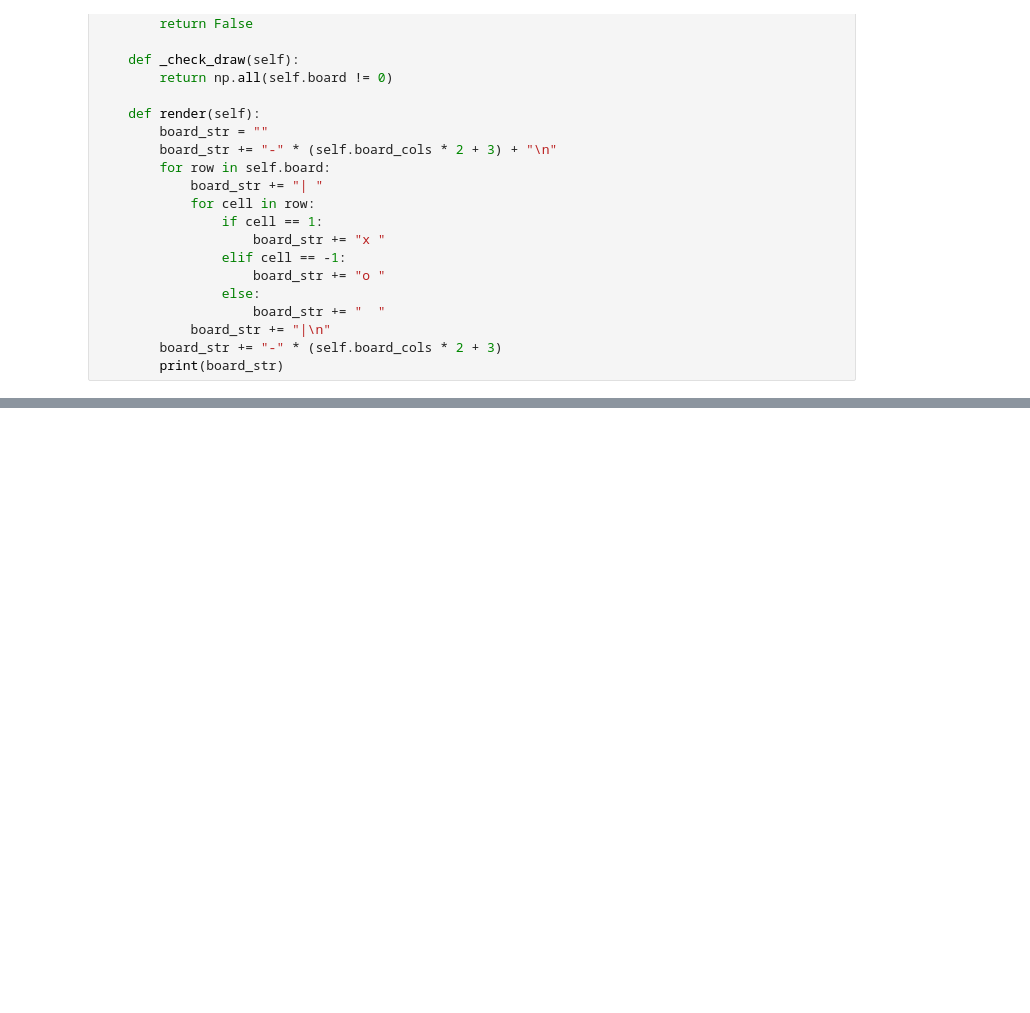
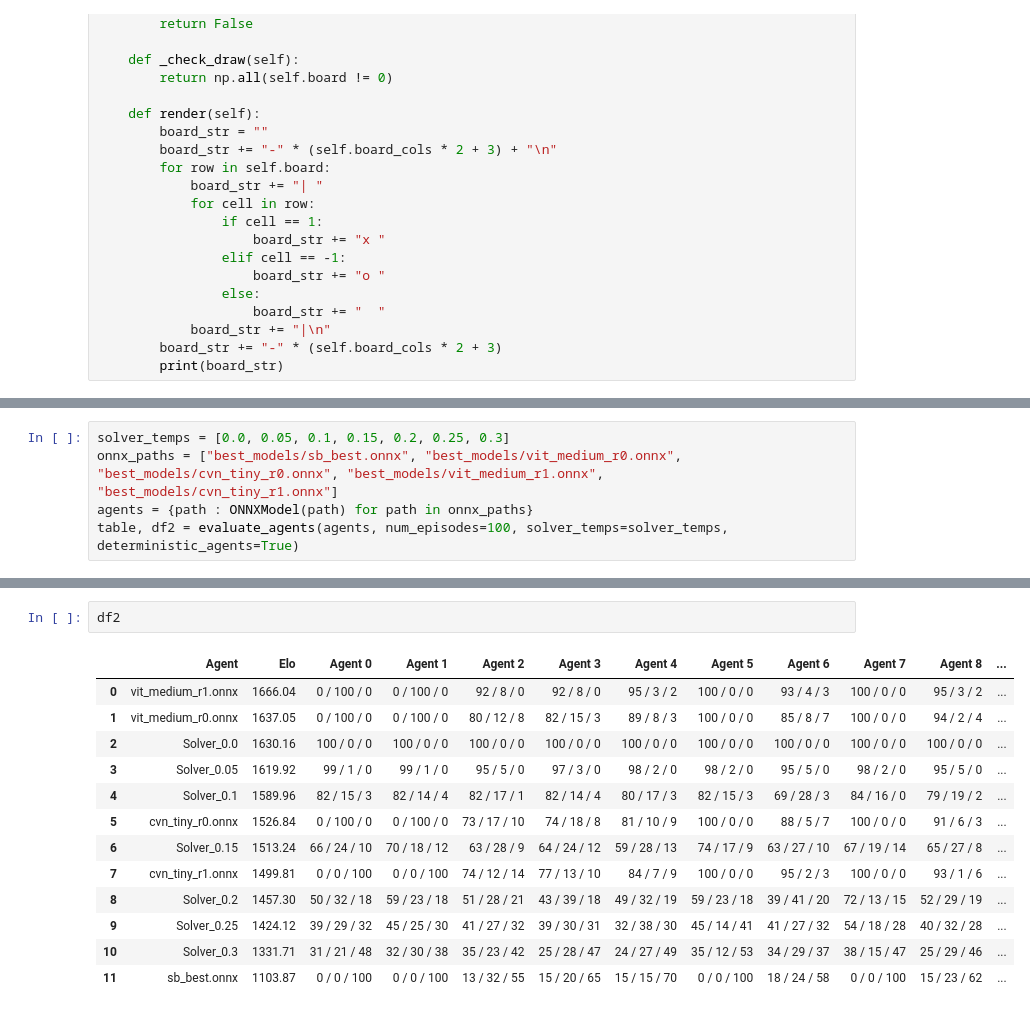
Before and after one commit to TonyCongqianWang/ReinforcementLearningConnect4, a Jupyter notebook: connect-4-arena.ipynb, the cells around one changed output, grey strips where cells are left out. Saved outputs shown, nothing was run; the diff lists cells and outputs as text; blank space fills up the shorter version.

```diff
--- a/connect-4-arena.ipynb
+++ b/connect-4-arena.ipynb
@@ -493,0 +504,5 @@ df
+# %%
+solver_temps = [0.0, 0.05, 0.1, 0.15, 0.2, 0.25, 0.3]
+onnx_paths = ["best_models/sb_best.onnx", "best_models/vit_medium_r0.onnx", "best_models/cvn_tiny_r0.onnx", "best_models/vit_medium_r1.onnx", "best_models/cvn_tiny_r1.onnx"]
+agents = {path : ONNXModel(path) for path in onnx_paths}
+table, df2 = evaluate_agents(agents, num_episodes=100, solver_temps=solver_temps, deterministic_agents=True)
@@ -493,0 +529,16 @@ df
+# %%
+df2
+# %% [output]
+|  | Agent | Elo | Agent 0 | Agent 1 | Agent 2 | Agent 3 | Agent 4 | Agent 5 | Agent 6 | Agent 7 | Agent 8 | ... |
+| 0 | vit_medium_r1.onnx | 1666.04 | 0 / 100 / 0 | 0 / 100 / 0 | 92 / 8 / 0 | 92 / 8 / 0 | 95 / 3 / 2 | 100 / 0 / 0 | 93 / 4 / 3 | 100 / 0 / 0 | 95 / 3 / 2 | ... |
+| 1 | vit_medium_r0.onnx | 1637.05 | 0 / 100 / 0 | 0 / 100 / 0 | 80 / 12 / 8 | 82 / 15 / 3 | 89 / 8 / 3 | 100 / 0 / 0 | 85 / 8 / 7 | 100 / 0 / 0 | 94 / 2 / 4 | ... |
+| 2 | Solver_0.0 | 1630.16 | 100 / 0 / 0 | 100 / 0 / 0 | 100 / 0 / 0 | 100 / 0 / 0 | 100 / 0 / 0 | 100 / 0 / 0 | 100 / 0 / 0 | 100 / 0 / 0 | 100 / 0 / 0 | ... |
+| 3 | Solver_0.05 | 1619.92 | 99 / 1 / 0 | 99 / 1 / 0 | 95 / 5 / 0 | 97 / 3 / 0 | 98 / 2 / 0 | 98 / 2 / 0 | 95 / 5 / 0 | 98 / 2 / 0 | 95 / 5 / 0 | ... |
+| 4 | Solver_0.1 | 1589.96 | 82 / 15 / 3 | 82 / 14 / 4 | 82 / 17 / 1 | 82 / 14 / 4 | 80 / 17 / 3 | 82 / 15 / 3 | 69 / 28 / 3 | 84 / 16 / 0 | 79 / 19 / 2 | ... |
+| 5 | cvn_tiny_r0.onnx | 1526.84 | 0 / 100 / 0 | 0 / 100 / 0 | 73 / 17 / 10 | 74 / 18 / 8 | 81 / 10 / 9 | 100 / 0 / 0 | 88 / 5 / 7 | 100 / 0 / 0 | 91 / 6 / 3 | ... |
+| 6 | Solver_0.15 | 1513.24 | 66 / 24 / 10 | 70 / 18 / 12 | 63 / 28 / 9 | 64 / 24 / 12 | 59 / 28 / 13 | 74 / 17 / 9 | 63 / 27 / 10 | 67 / 19 / 14 | 65 / 27 / 8 | ... |
+| 7 | cvn_tiny_r1.onnx | 1499.81 | 0 / 0 / 100 | 0 / 0 / 100 | 74 / 12 / 14 | 77 / 13 / 10 | 84 / 7 / 9 | 100 / 0 / 0 | 95 / 2 / 3 | 100 / 0 / 0 | 93 / 1 / 6 | ... |
+| 8 | Solver_0.2 | 1457.30 | 50 / 32 / 18 | 59 / 23 / 18 | 51 / 28 / 21 | 43 / 39 / 18 | 49 / 32 / 19 | 59 / 23 / 18 | 39 / 41 / 20 | 72 / 13 / 15 | 52 / 29 / 19 | ... |
+| 9 | Solver_0.25 | 1424.12 | 39 / 29 / 32 | 45 / 25 / 30 | 41 / 27 / 32 | 39 / 30 / 31 | 32 / 38 / 30 | 45 / 14 / 41 | 41 / 27 / 32 | 54 / 18 / 28 | 40 / 32 / 28 | ... |
+| 10 | Solver_0.3 | 1331.71 | 31 / 21 / 48 | 32 / 30 / 38 | 35 / 23 / 42 | 25 / 28 / 47 | 24 / 27 / 49 | 35 / 12 / 53 | 34 / 29 / 37 | 38 / 15 / 47 | 25 / 29 / 46 | ... |
+| 11 | sb_best.onnx | 1103.87 | 0 / 0 / 100 | 0 / 0 / 100 | 13 / 32 / 55 | 15 / 20 / 65 | 15 / 15 / 70 | 0 / 0 / 100 | 18 / 24 / 58 | 0 / 0 / 100 | 15 / 23 / 62 | ... |
```
Also changed, not shown: parts of 6 cells of this notebook, 5 other files.
